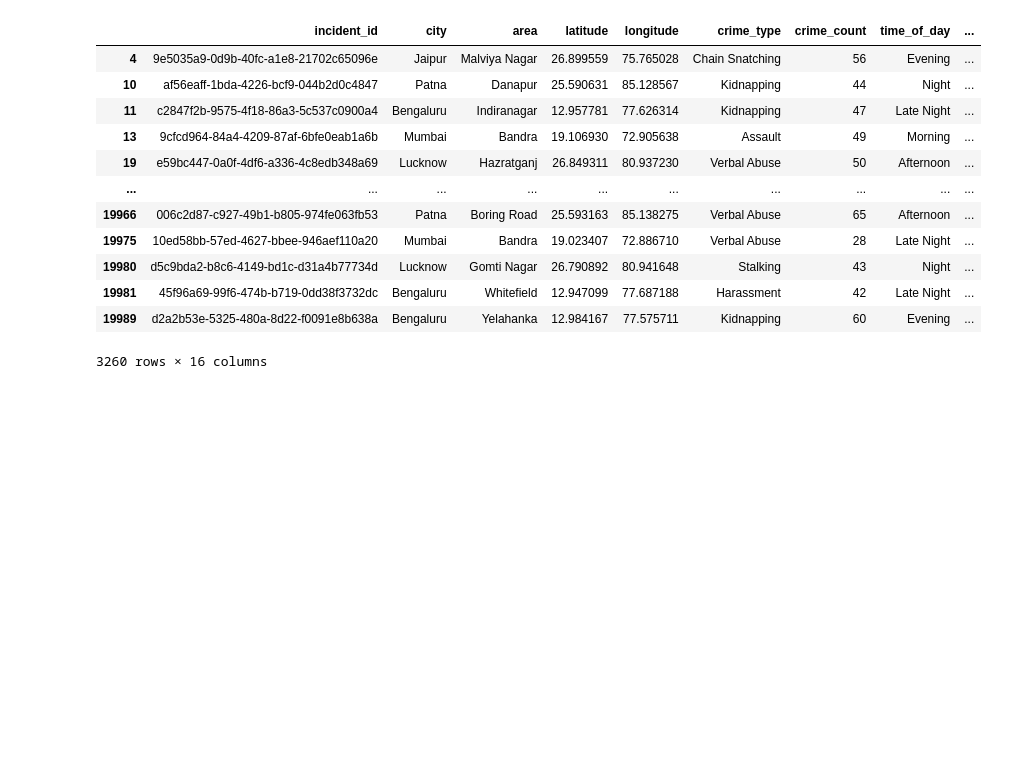
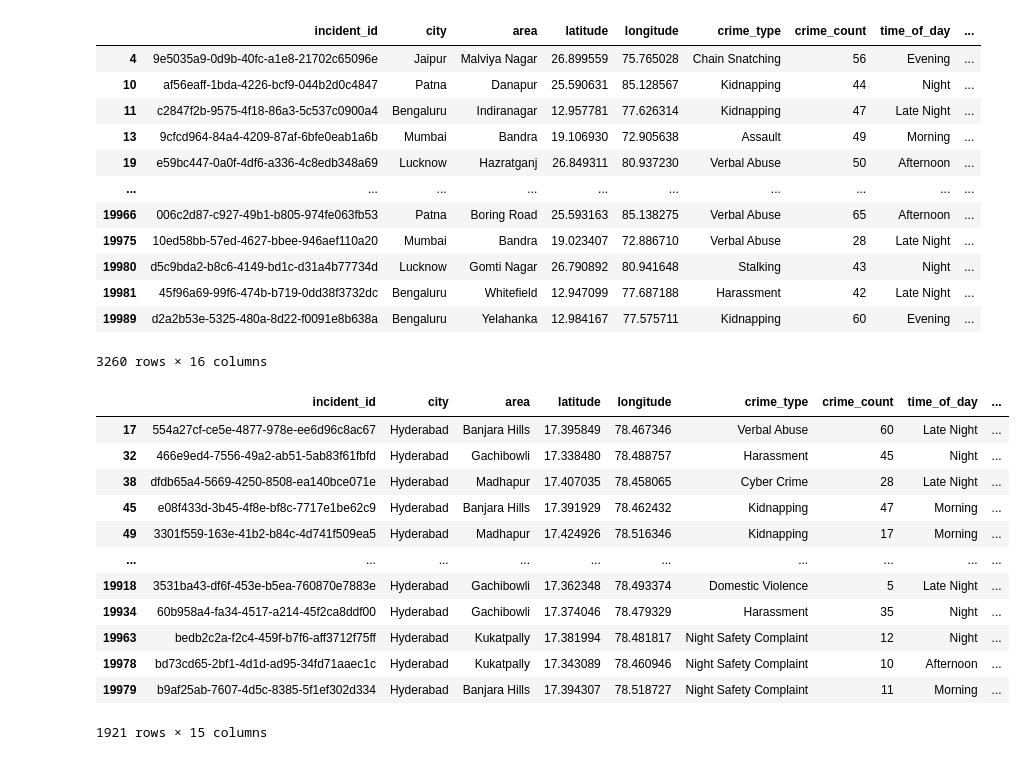
Before and after one commit to satyakiran29/GuardianAI, a Jupyter notebook: Analysis/Untitled.ipynb, the cells around one changed output. Saved outputs shown, nothing was run; the diff lists cells and outputs as text; code cells hidden in the pictures; blank space fills up the shorter version.

```diff
--- a/Analysis/Untitled.ipynb
+++ b/Analysis/Untitled.ipynb
@@ -272,3 +272,22 @@ df[df["risk_level"]=="High"]
 | 19981 | 45f96a69-99f6-474b-b719-0dd38f3732dc | Bengaluru | Whitefield | 12.947099 | 77.687188 | Harassment | 42 | Late Night | ... |
 | 19989 | d2a2b53e-5325-480a-8d22-f0091e8b638a | Bengaluru | Yelahanka | 12.984167 | 77.575711 | Kidnapping | 60 | Evening | ... |
 3260 rows × 16 columns
+# %%
+import pandas as pd
+
+df = pd.read_csv('Woman_Safety_Dataset_Management.csv')
+df[df["city"]=="Hyderabad"]
+# %% [output]
+|  | incident_id | city | area | latitude | longitude | crime_type | crime_count | time_of_day | ... |
+| 17 | 554a27cf-ce5e-4877-978e-ee6d96c8ac67 | Hyderabad | Banjara Hills | 17.395849 | 78.467346 | Verbal Abuse | 60 | Late Night | ... |
+| 32 | 466e9ed4-7556-49a2-ab51-5ab83f61fbfd | Hyderabad | Gachibowli | 17.338480 | 78.488757 | Harassment | 45 | Night | ... |
+| 38 | dfdb65a4-5669-4250-8508-ea140bce071e | Hyderabad | Madhapur | 17.407035 | 78.458065 | Cyber Crime | 28 | Late Night | ... |
+| 45 | e08f433d-3b45-4f8e-bf8c-7717e1be62c9 | Hyderabad | Banjara Hills | 17.391929 | 78.462432 | Kidnapping | 47 | Morning | ... |
+| 49 | 3301f559-163e-41b2-b84c-4d741f509ea5 | Hyderabad | Madhapur | 17.424926 | 78.516346 | Kidnapping | 17 | Morning | ... |
+| ... | ... | ... | ... | ... | ... | ... | ... | ... | ... |
+| 19918 | 3531ba43-df6f-453e-b5ea-760870e7883e | Hyderabad | Gachibowli | 17.362348 | 78.493374 | Domestic Violence | 5 | Late Night | ... |
+| 19934 | 60b958a4-fa34-4517-a214-45f2ca8ddf00 | Hyderabad | Gachibowli | 17.374046 | 78.479329 | Harassment | 35 | Night | ... |
+| 19963 | bedb2c2a-f2c4-459f-b7f6-aff3712f75ff | Hyderabad | Kukatpally | 17.381994 | 78.481817 | Night Safety Complaint | 12 | Night | ... |
+| 19978 | bd73cd65-2bf1-4d1d-ad95-34fd71aaec1c | Hyderabad | Kukatpally | 17.343089 | 78.460946 | Night Safety Complaint | 10 | Afternoon | ... |
+| 19979 | b9af25ab-7607-4d5c-8385-5f1ef302d334 | Hyderabad | Banjara Hills | 17.394307 | 78.518727 | Night Safety Complaint | 11 | Morning | ... |
+1921 rows × 15 columns
```
Also changed, not shown: 2 other files.
